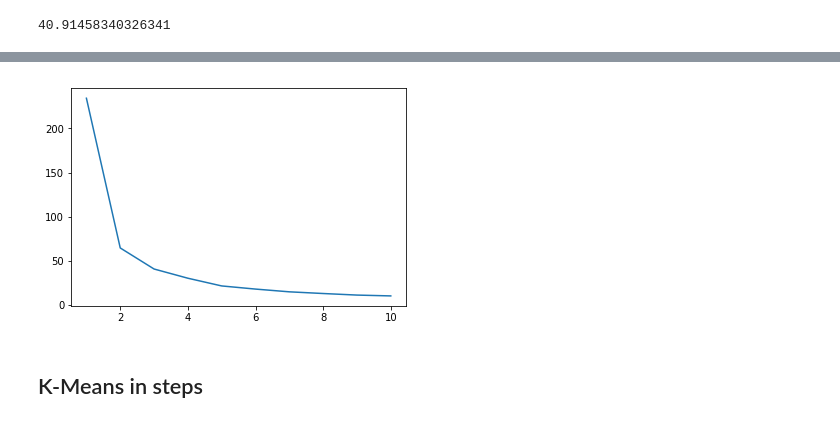
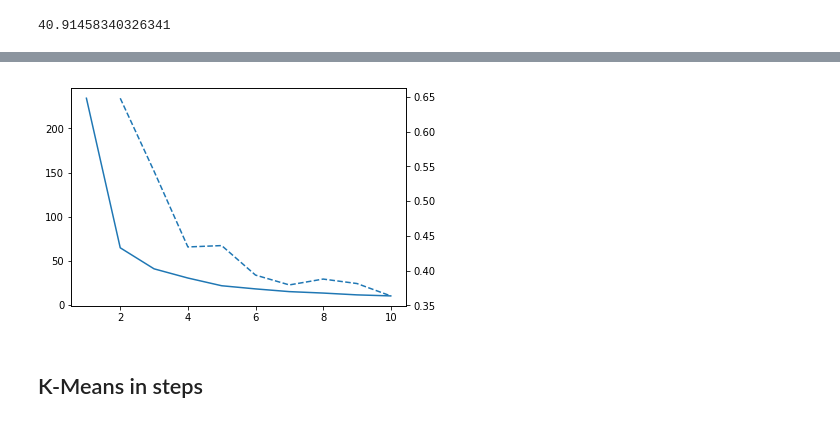
Before and after one commit to valdasraps/ml-examples, a Jupyter notebook: notebooks/K-means.ipynb, the cells around one changed output, grey strips where cells are left out. Drawn from its saved outputs; the diff is of its cells as text; code cells hidden in the pictures.

```diff
--- a/notebooks/K-means.ipynb
+++ b/notebooks/K-means.ipynb
@@ -37,0 +45,8 @@ km.inertia_
+# %%
+xs = silhouette_samples(x, cl)
+# %%
+c = 0
+for k in range(K):
+    p = np.sort(xs[cl == k])
+    plt.barh(range(c, c + len(p)), p, align='center', color='green')
+    c = c + len(p)
@@ -38,13 +55,18 @@ km.inertia_
 # %%
 d = []
 for k in range(1,11):
-    d.append([k, KMeans(k).fit(x).inertia_])
+    km = KMeans(k).fit(x)
+    sc = silhouette_score(x, km.predict(x)) if k > 1 else None
+    d.append([k, km.inertia_, sc])
 d = np.array(d)
 # %%
-plt.plot(d[:,0], d[:,1])
+fig, ax1 = plt.subplots()
+ax1.plot(d[:,0], d[:,1])
+ax2 = ax1.twinx()
+ax2.plot(d[:,0], d[:,2], '--')
 plt.show()
 # %% [output]
-[figure, old version]
+[figure, new version]
 # %% [markdown]
 ## K-Means in steps
 # %%
```
Also changed, not shown: parts of 19 cells of this notebook, 1 other file.
